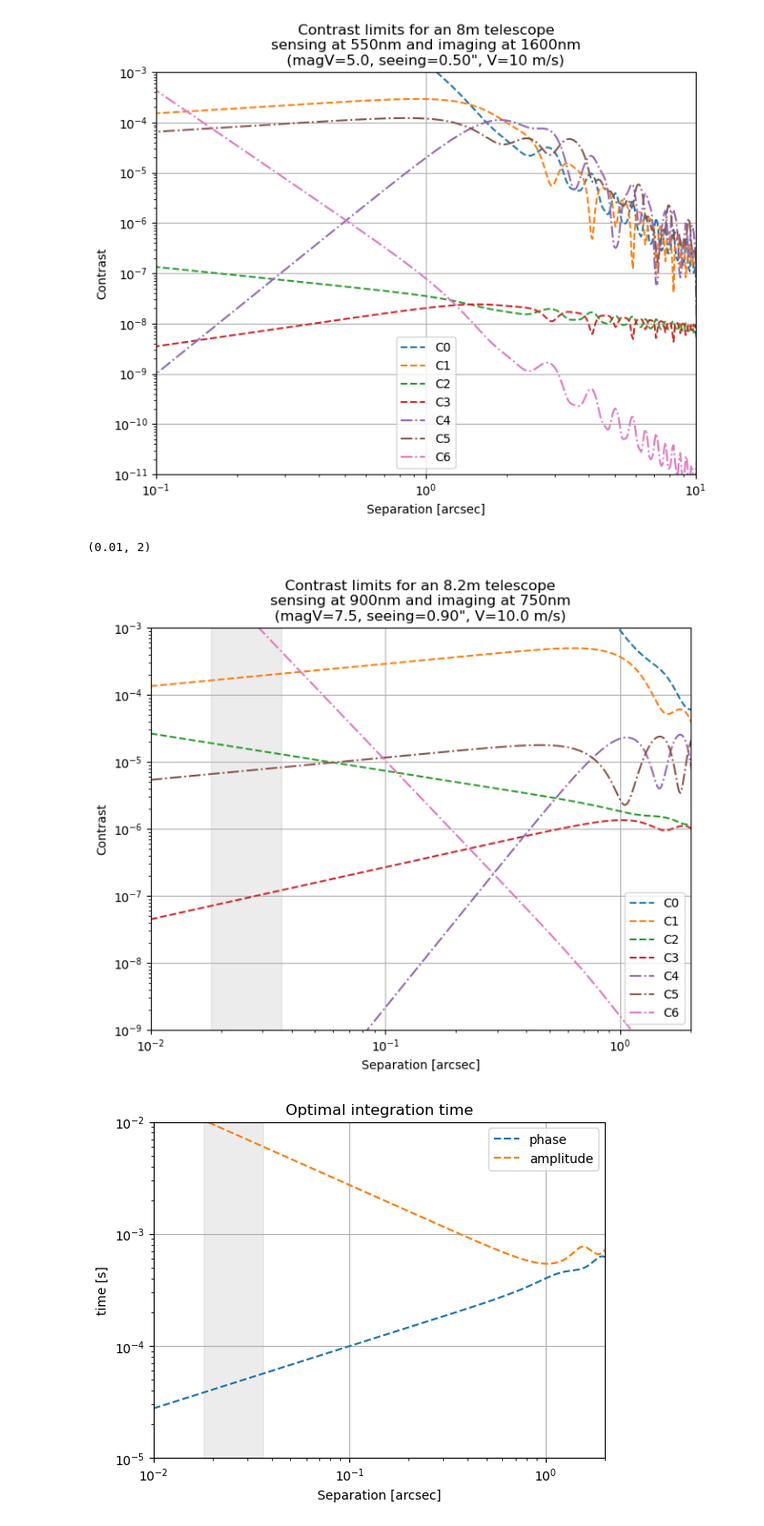
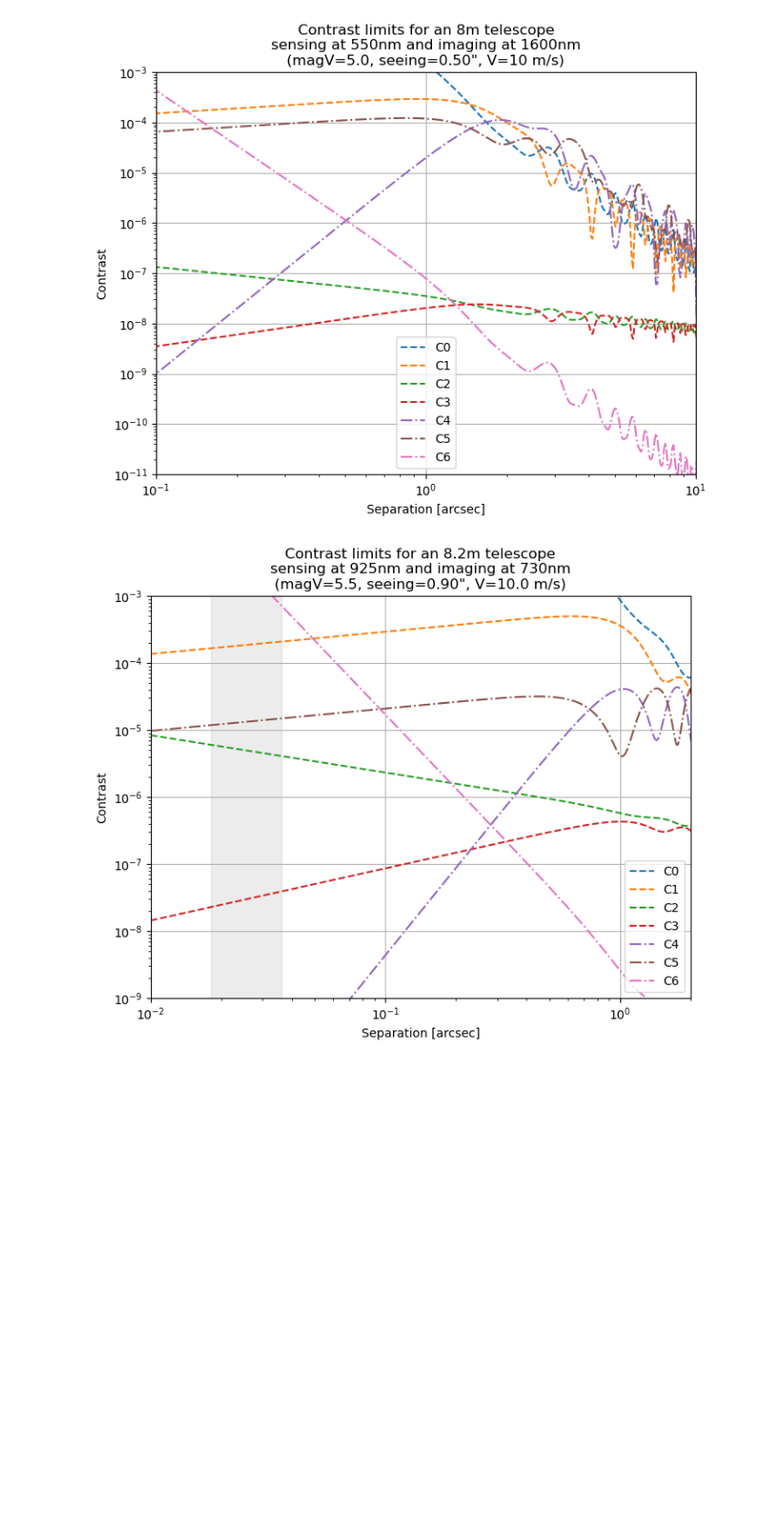
Before and after one commit to ArcetriAdaptiveOptics/ekarus, a Jupyter notebook: ekarus/notebooks/contrastErrorBudget.ipynb, the cells around one changed output. Shown at 91% size. Cells and saved outputs as stored; diff of their text form; code cells hidden in the pictures; blank space fills up the shorter version.

```diff
--- a/ekarus/notebooks/contrastErrorBudget.ipynb
+++ b/ekarus/notebooks/contrastErrorBudget.ipynb
@@ -143,7 +143,7 @@ plt.grid()
 seeing = 0.9
 V = 10
 D = 8.2
-magV = 7.5
+magV = 5.5
 # Cn2_fracs = np.array([0.0,0.2283,0.0883,0.0666,0.1458,0.3350,0.1350])
 # altitudes = np.array([0.0,0.5,1,2,4,8,16])*1000
 Cn2_fracs = np.array([0.0,0.646,0.078,0.119,0.035,0.025,0.08,0.017])
@@ -174,48 +174,46 @@ t_a = lambda alpha, lambda_i, lambda_WFS, beta_a, F: (lambda_WFS/500e-9)**(2/3)
 
 B0 = 1e+10 # ph/s/m^2
 F = lambda mag: B0 * 10**(-mag/2.5)
 
 alphas = np.logspace(-2,3,1000)/rad2arcsec
-lambda_i = 750e-9 # imaging wavelength
-lambda_WFS = 900e-9 # WFS wavelength
+lambda_i = 730e-9 # imaging wavelength
+lambda_WFS = 925e-9 # WFS wavelength
 
 beta_p = np.sqrt(2)#1.0
 beta_a = np.sqrt(2)#1.0
 
 plt.figure(figsize=(8,6))
 plt.plot(alphas*rad2arcsec,C0(alphas,lambda_i),'--',label='C0')
 plt.plot(alphas*rad2arcsec,C1(alphas,lambda_i),'--',label='C1')
 plt.plot(alphas*rad2arcsec,C2(alphas,lambda_i, lambda_WFS, beta_p, F=F(magV)),'--',label='C2')
 plt.plot(alphas*rad2arcsec,C3(alphas,lambda_i, lambda_WFS, beta_a, F=F(magV)),'--',label='C3')
 plt.plot(alphas*rad2arcsec,C4(alphas,lambda_i, lambda_WFS),'-.',label='C4')
 plt.plot(alphas*rad2arcsec,C5(alphas,lambda_i, lambda_WFS),'-.',label='C5')
 plt.plot(alphas*rad2arcsec,C6(alphas,lambda_i, lambda_WFS),'-.',label='C6')
 plt.axvspan(0.018,0.036, color='gray', alpha=0.15)
 plt.legend()
 plt.xscale('log')
 plt.yscale('log')
 plt.ylabel('Contrast')
 plt.xlabel('Separation [arcsec]')
 plt.title(f'Contrast limits for an {D:1.1f}m telescope\nsensing at {lambda_WFS*1e+9:1.0f}nm and imaging at {lambda_i*1e+9:1.0f}nm\n(magV={magV:1.1f}, seeing={seeing:1.2f}", V={V:1.1f} m/s)')
 plt.ylim([1e-9,1e-3])
 plt.xlim([0.01,2])
 plt.grid()
 
 
-plt.figure()
-plt.plot(alphas*rad2arcsec,t_p(alphas,lambda_i,lambda_WFS, beta_p,F=F(magV)),'--',label='phase')
-plt.plot(alphas*rad2arcsec,t_a(alphas,lambda_i,lambda_WFS, beta_a,F=F(magV)),'--',label='amplitude')
-plt.axvspan(0.018,0.036, color='gray', alpha=0.15)
-plt.legend()
-plt.grid()
-plt.xscale('log')
-plt.yscale('log')
-plt.ylabel('time [s]')
-plt.xlabel('Separation [arcsec]')
-plt.title('Optimal integration time')
-plt.ylim([1e-5,1e-2])
-plt.xlim([0.01,2])
+# plt.figure()
+# plt.plot(alphas*rad2arcsec,t_p(alphas,lambda_i,lambda_WFS, beta_p,F=F(magV)),'--',label='phase')
+# plt.plot(alphas*rad2arcsec,t_a(alphas,lambda_i,lambda_WFS, beta_a,F=F(magV)),'--',label='amplitude')
+# plt.axvspan(0.018,0.036, color='gray', alpha=0.15)
+# plt.legend()
+# plt.grid()
+# plt.xscale('log')
+# plt.yscale('log')
+# plt.ylabel('time [s]')
+# plt.xlabel('Separation [arcsec]')
+# plt.title('Optimal integration time')
+# plt.ylim([1e-5,1e-2])
+# plt.xlim([0.01,2])
 # %% [output]
-(0.01, 2)
-[figure, old version]
+[figure, new version]
-[figure, removed]
```
Also changed, not shown: parts of 1 cell of this notebook, 2 other files.
